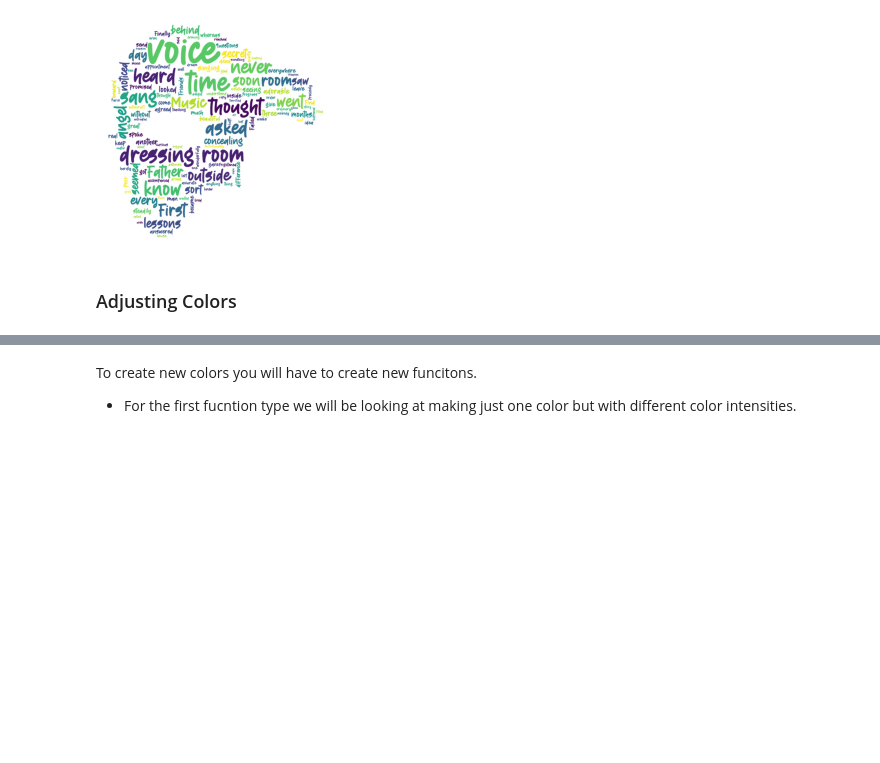
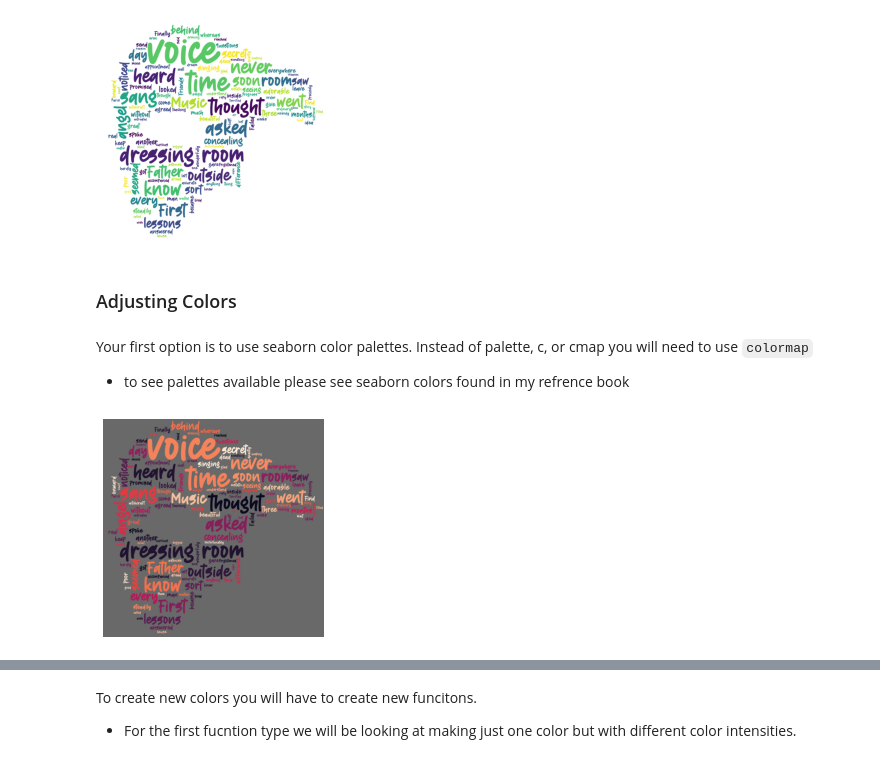
Before and after one commit to CaitlynCarney/my-reference-book, a Jupyter notebook: making_visuals/word_cloud/word_cloud_customization.ipynb, the cells around one changed output, grey strips where cells are left out. Drawn from its saved outputs; the diff is of its cells as text; code cells hidden in the pictures; blank space fills up the shorter version.

Commit message:
Word Cloud Customizations

```diff
--- a/making_visuals/word_cloud/word_cloud_customization.ipynb
+++ b/making_visuals/word_cloud/word_cloud_customization.ipynb
@@ -100,3 +101,18 @@ plt.show()
 [figure]
 # %% [markdown]
 ### Adjusting Colors
+# %% [markdown]
+Your first option is to use seaborn color palettes. Instead of palette, c, or cmap you will need to use `colormap`
+- to see palettes available please see seaborn colors found in my refrence book
+# %%
+mask = np.array(Image.open('/Users/caitlyncarney/masks/opera.jpg'))
+img = WordCloud(background_color="dimgrey", font_path=font_path, mask=mask,
+                max_words=2000, stopwords=STOPWORDS, max_font_size=256,
+                random_state=42, width=800, height=800,
+                colormap='rocket').generate(sentence)
+plt.imshow(img)
+
+plt.axis('off')
+plt.show()
+# %% [output]
+[figure, added]
```
Also changed, not shown: parts of 12 cells of this notebook.
